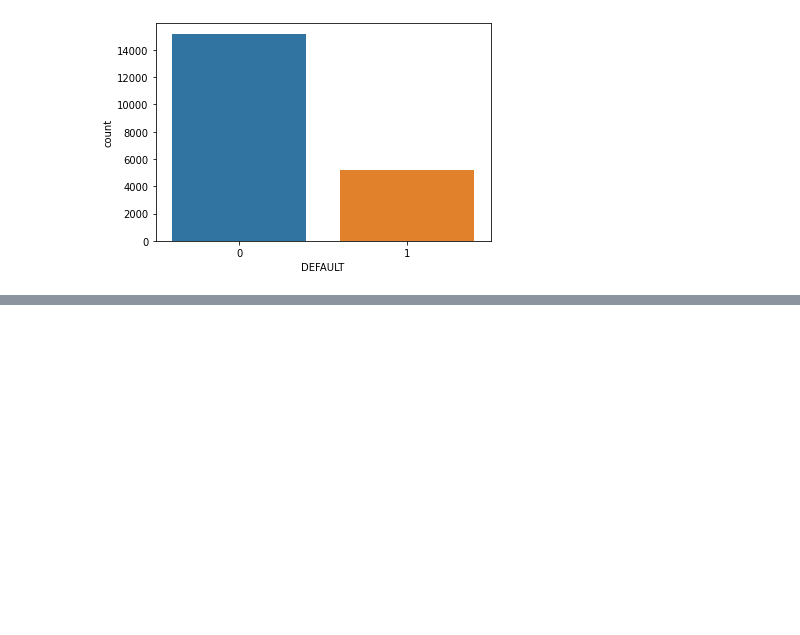
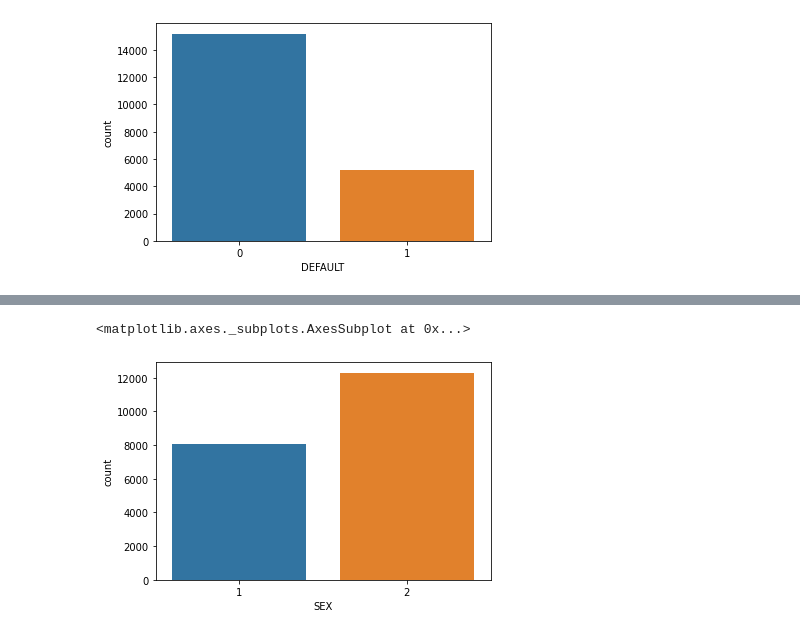
Before and after one commit to Rushabhtikale92/Credit-Card-Default-Prediction, a Jupyter notebook: Copy_of_Credit_Card_Default_Prediction_Capstone_Project.ipynb, the cells around one changed output, grey strips where cells are left out. Saved outputs shown, nothing was run; the diff lists cells and outputs as text; code cells hidden in the pictures; blank space fills up the shorter version.

```diff
--- a/Copy_of_Credit_Card_Default_Prediction_Capstone_Project.ipynb
+++ b/Copy_of_Credit_Card_Default_Prediction_Capstone_Project.ipynb
@@ -199,0 +212,5 @@ sns.countplot(data['DEFAULT'])
+# %%
+sns.countplot(data['SEX'])
+# %% [output]
+<matplotlib.axes._subplots.AxesSubplot at 0x...>
+[figure, added]
```
Also changed, not shown: parts of 20 cells of this notebook.
